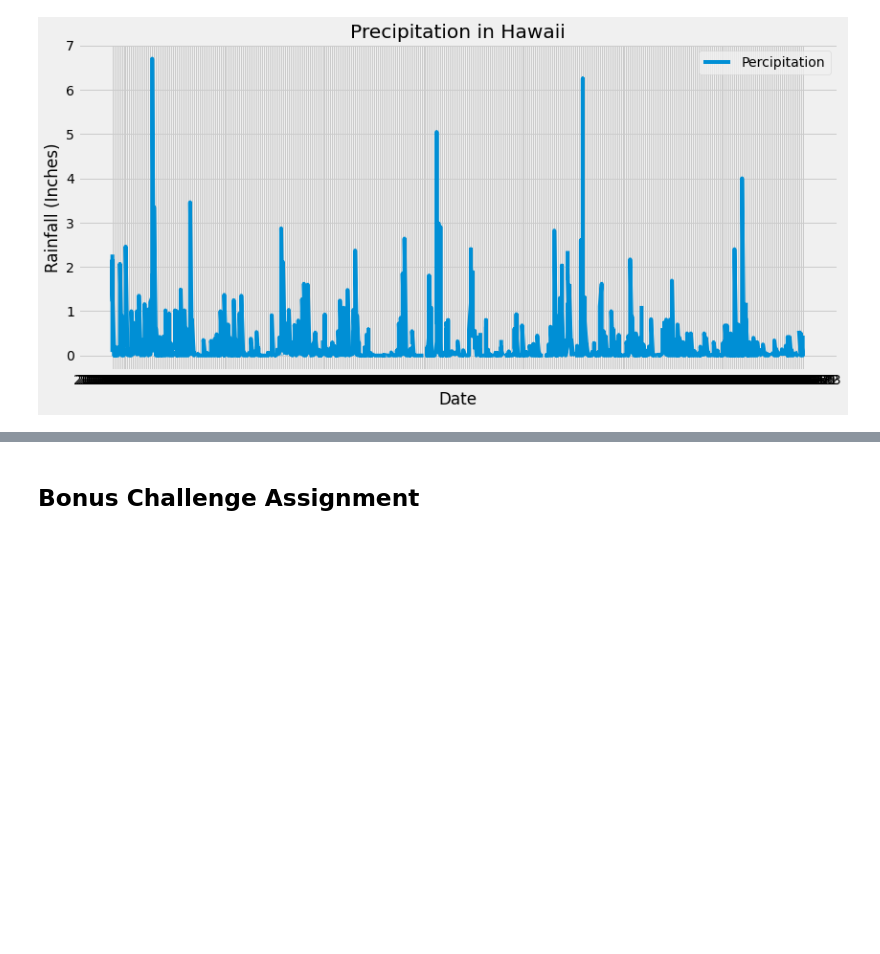
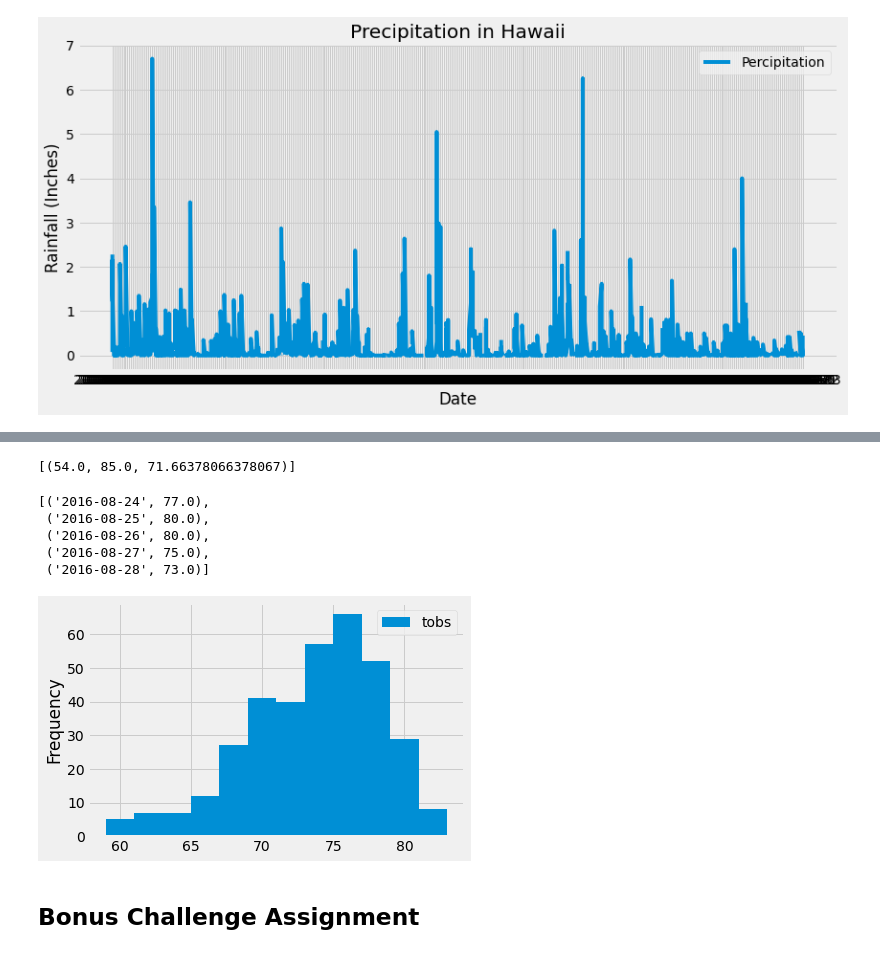
Before and after one commit to crobinson4224/sqlalchemy-challenge, a Jupyter notebook: climate_starter.ipynb, the cells around one changed output, grey strips where cells are left out. Cells and saved outputs as stored; diff of their text form; code cells hidden in the pictures; blank space fills up the shorter version.

```diff
--- a/climate_starter.ipynb
+++ b/climate_starter.ipynb
@@ -79,9 +108,28 @@ plt.show()
 # %%
 # Using the station id from the previous query, calculate the lowest temperature recorded,
 # highest temperature recorded, and average temperature of the most active station?
+session.query(func.min(Measurement.tobs),func.max(Measurement.tobs),func.avg(Measurement.tobs)).\
+filter(Measurement.station == 'USC00519281').all()
+# %% [output]
+[(54.0, 85.0, 71.66378066378067)]
 # %%
 # Choose the station with the highest number of temperature observations.
 # Query the last 12 months of temperature observation data for this station and plot the results as a histogram
+USC00519281_data =  session.query(Measurement.date,Measurement.tobs).\
+                    filter(Measurement.station == 'USC00519281').\
+                    filter(Measurement.date > one_year_ago).all()
+USC00519281_data[:5]
+# %% [output]
+[('2016-08-24', 77.0),
+ ('2016-08-25', 80.0),
+ ('2016-08-26', 80.0),
+ ('2016-08-27', 75.0),
+ ('2016-08-28', 73.0)]
+# %%
+USC00519281_df= pd.DataFrame(USC00519281_data)
+USC00519281_df.plot(kind="hist",bins=12);
+# %% [output]
+[figure, added]
 # %% [markdown]
 ## Bonus Challenge Assignment
 # %%
```
Also changed, not shown: parts of 3 cells of this notebook.
